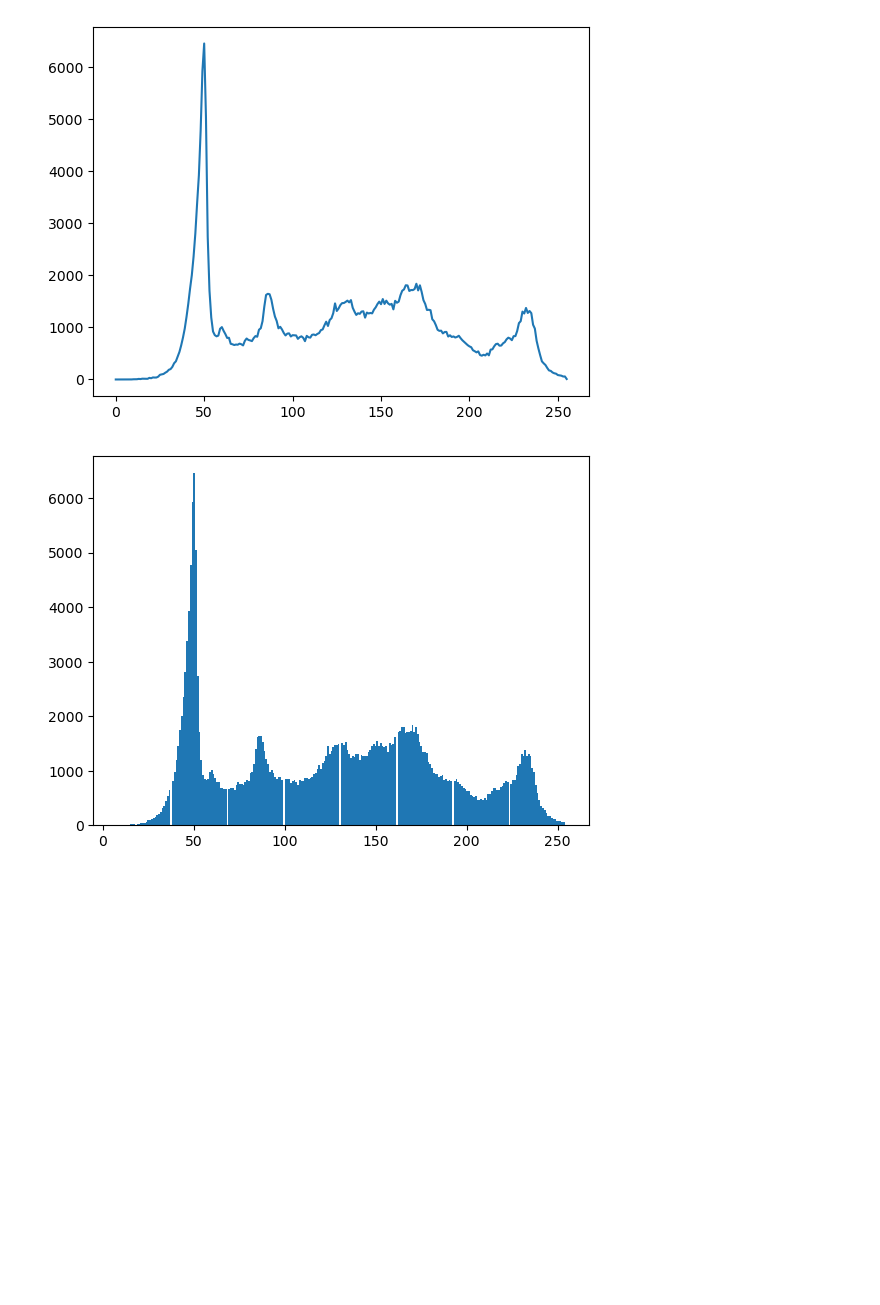
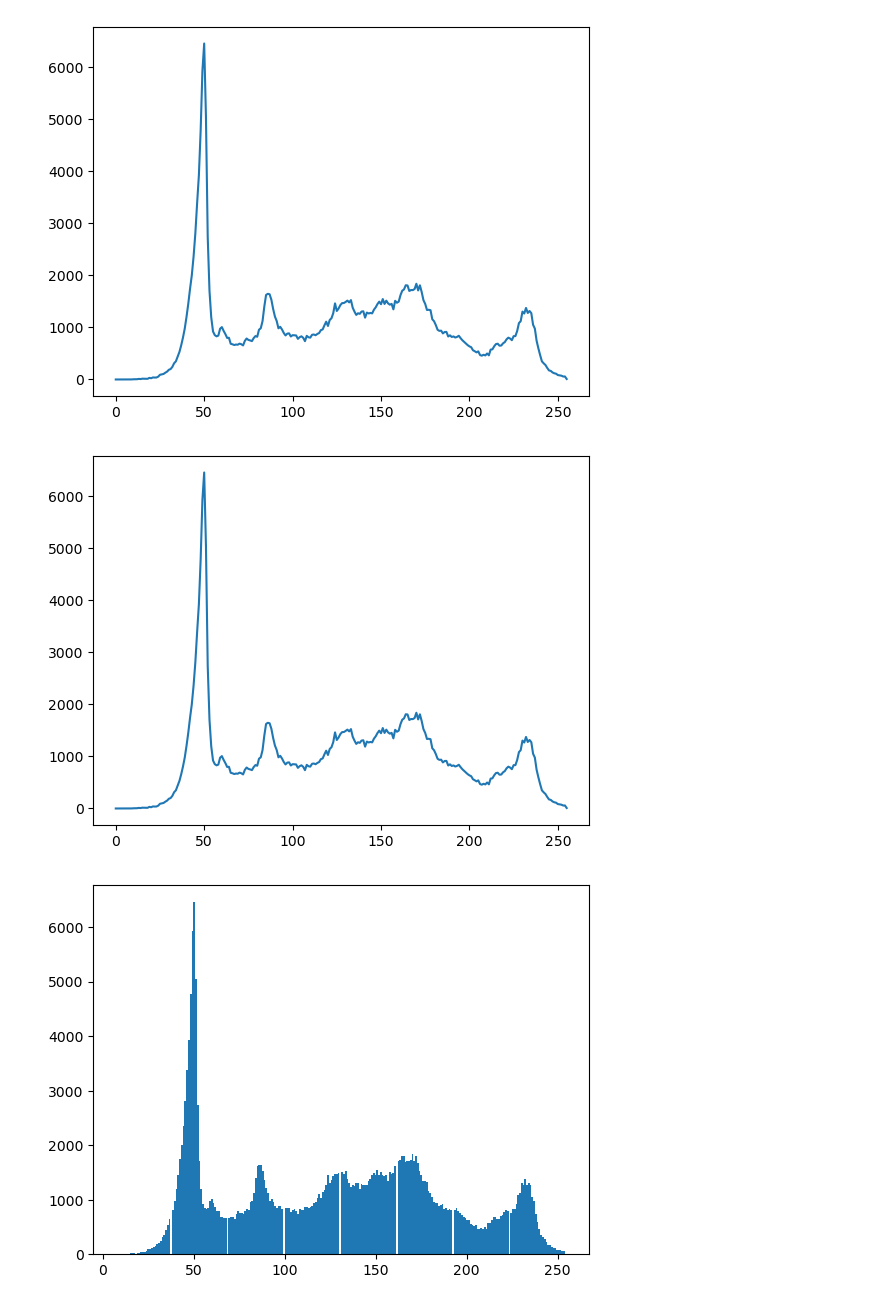
Before and after one commit to plum-Yin/AIIT_2024_CSE435, a Jupyter notebook: chapter1-BaseOfImage/BaseofImage.ipynb, the cells around one changed output. Cells and saved outputs as stored; diff of their text form; code cells hidden in the pictures; blank space fills up the shorter version.

Commit message:
新加 for 实现 hist 计算

```diff
--- a/chapter1-BaseOfImage/BaseofImage.ipynb
+++ b/chapter1-BaseOfImage/BaseofImage.ipynb
@@ -411,6 +411,20 @@ plt.plot(range(256), hist)
 plt.show()
 # %% [output]
 [figure]
+# %%
+# 如果不想用其他函数
+
+hist = np.zeros(256)
+
+for i in range(img_gray.shape[0]):
+    for j in range(img_gray.shape[1]):
+        value = img_gray[i, j]
+        hist[value] += 1
+
+plt.plot(range(256), hist)
+plt.show()
+# %% [output]
+[figure, added]
 # %%
 plt.hist(img_gray.flatten(), bins=256)
 plt.show()
```
Also changed, not shown: parts of 1 cell of this notebook.
